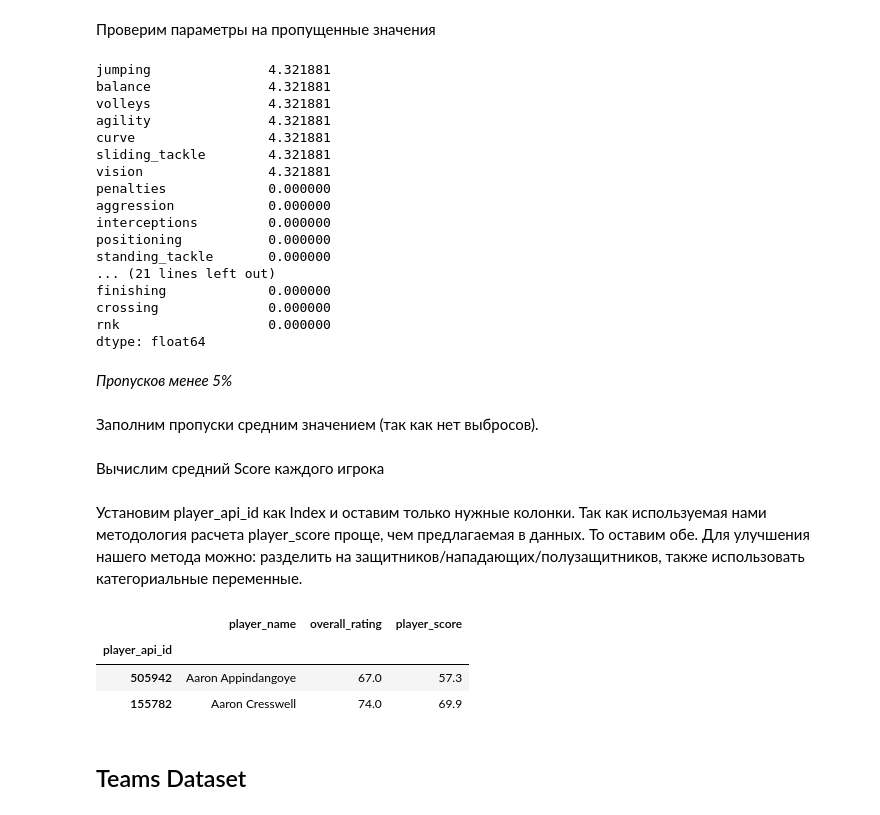
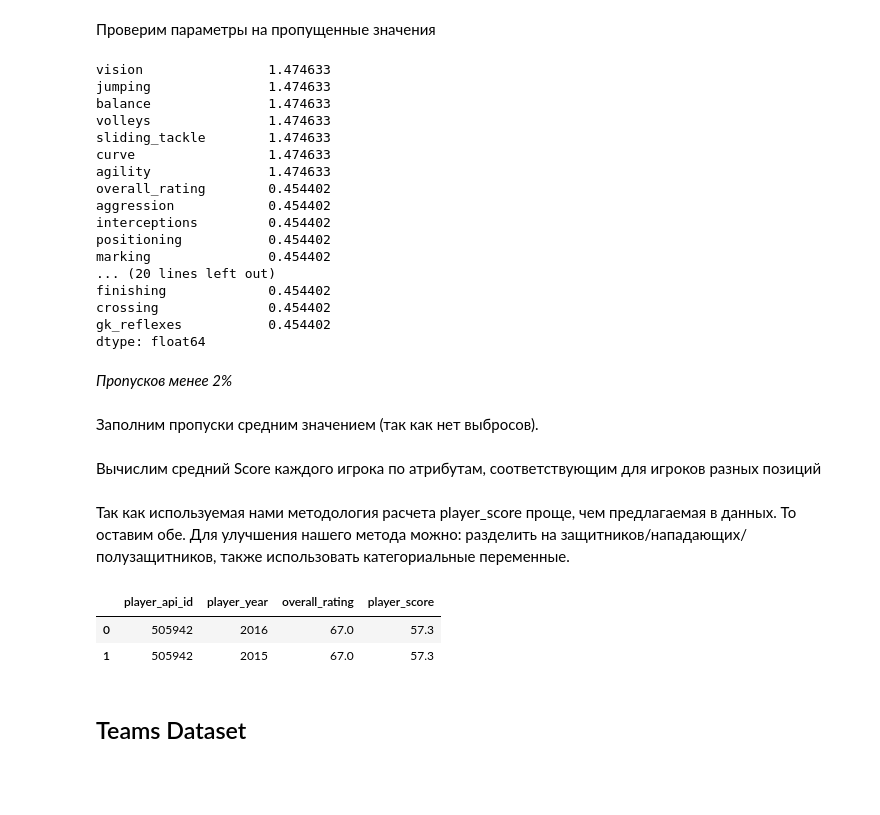
Before and after one commit to dplus-t/Changellenge_Final_Project, a Jupyter notebook: 2_Step.ipynb, the cells around one changed output. Cells and saved outputs as stored; diff of their text form; code cells hidden in the pictures; blank space fills up the shorter version.

```diff
--- a/2_Step.ipynb
+++ b/2_Step.ipynb
@@ -68,6 +66,3 @@ players_score_columns = players.select_dtypes(include='float64').columns
-# %%
-players['rnk'] = players.groupby('player_api_id')['date'].rank(method='first', ascending=False)
-players.query('rnk == 1', inplace=True)
 # %% [markdown]
 Отделим goalkeepers от других игроков
 # %%
@@ -99,25 +94,25 @@ missing_players_values = players.select_dtypes(include='float').isnull().sum()
 missing_players_percentage = (missing_players_values / players.shape[0]) * 100
 missing_players_percentage.sort_values(ascending=False)
 # %% [output]
-jumping               4.321881
-balance               4.321881
-volleys               4.321881
-agility               4.321881
-curve                 4.321881
-sliding_tackle        4.321881
-vision                4.321881
-penalties             0.000000
-aggression            0.000000
-interceptions         0.000000
-positioning           0.000000
-standing_tackle       0.000000
-... (21 lines left out)
-finishing             0.000000
-crossing              0.000000
-rnk                   0.000000
+vision                1.474633
+jumping               1.474633
+balance               1.474633
+volleys               1.474633
+sliding_tackle        1.474633
+curve                 1.474633
+agility               1.474633
+overall_rating        0.454402
+aggression            0.454402
+interceptions         0.454402
+positioning           0.454402
+marking               0.454402
+... (20 lines left out)
+finishing             0.454402
+crossing              0.454402
+gk_reflexes           0.454402
 dtype: float64
 # %% [markdown]
-*Пропусков менее 5%*
+*Пропусков менее 2%*
 # %% [markdown]
  Заполним пропуски средним значением (так как нет выбросов).
 # %%
@@ -126,7 +121,7 @@ mean_players_values = players[players_columns_to_fill].mean()
 players[players_columns_to_fill] = players[missing_players_percentage[missing_players_percentage > 0].index].fillna(
     mean_players_values)
 # %% [markdown]
-Вычислим средний Score каждого игрока
+Вычислим средний Score каждого игрока по атрибутам, соответствующим для игроков разных позиций
 # %%
 def calculate_player_score(row):
     if row['is_gk']:
@@ -136,17 +131,15 @@ def calculate_player_score(row):
 
 players['player_score'] = players.apply(calculate_player_score, axis=1)
 # %% [markdown]
-Установим player_api_id как Index и оставим только нужные колонки. Так как используемая нами методология расчета player_score проще, чем предлагаемая в данных. То оставим обе. Для улучшения нашего метода можно: разделить на защитников/нападающих/полузащитников, также использовать категориальные переменные.
+Так как используемая нами методология расчета player_score проще, чем предлагаемая в данных. То оставим обе. Для улучшения нашего метода можно: разделить на защитников/нападающих/полузащитников, также использовать категориальные переменные.
 # %%
-players.set_index('player_api_id', inplace=True)
-players = players[['player_name', 'overall_rating', 'player_score']]
+players = players[['player_api_id', 'player_year', 'overall_rating', 'player_score']]
 
 players.head(2)
 # %% [output]
-|  | player_name | overall_rating | player_score |
-| player_api_id |  |  |  |
-| 505942 | Aaron Appindangoye | 67.0 | 57.3 |
-| 155782 | Aaron Cresswell | 74.0 | 69.9 |
+|  | player_api_id | player_year | overall_rating | player_score |
+| 0 | 505942 | 2016 | 67.0 | 57.3 |
+| 1 | 505942 | 2015 | 67.0 | 57.3 |
 # %% [markdown]
 ## Teams Dataset
 # %% [markdown]
```
Also changed, not shown: parts of 13 cells of this notebook.
